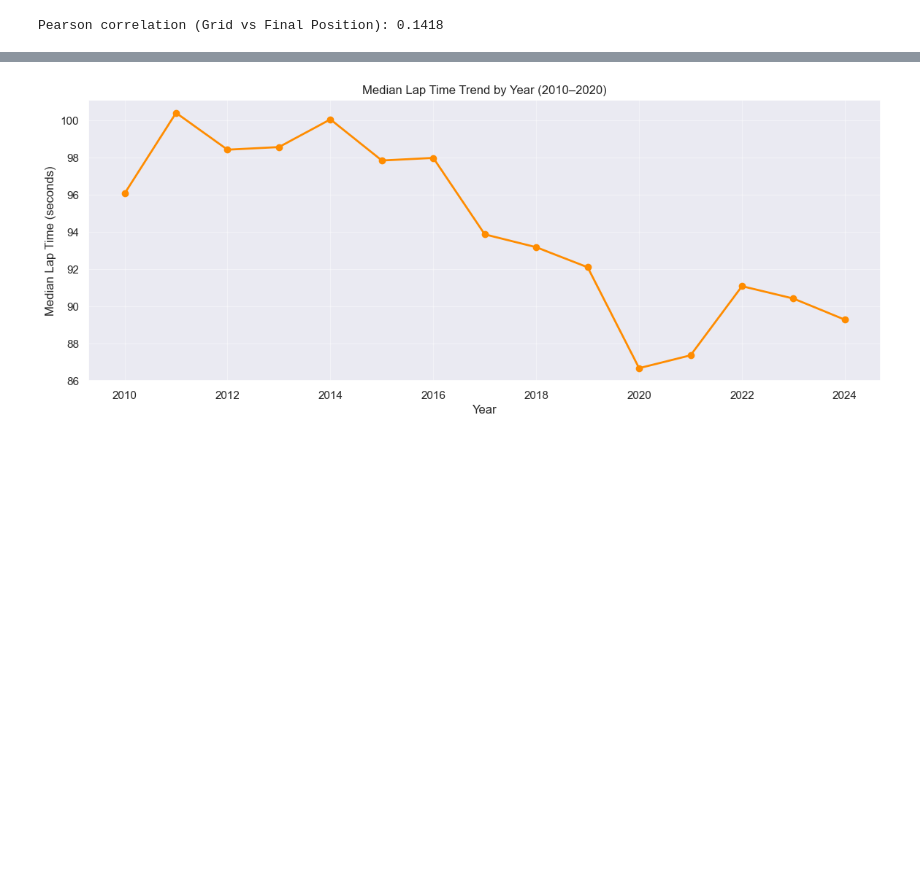
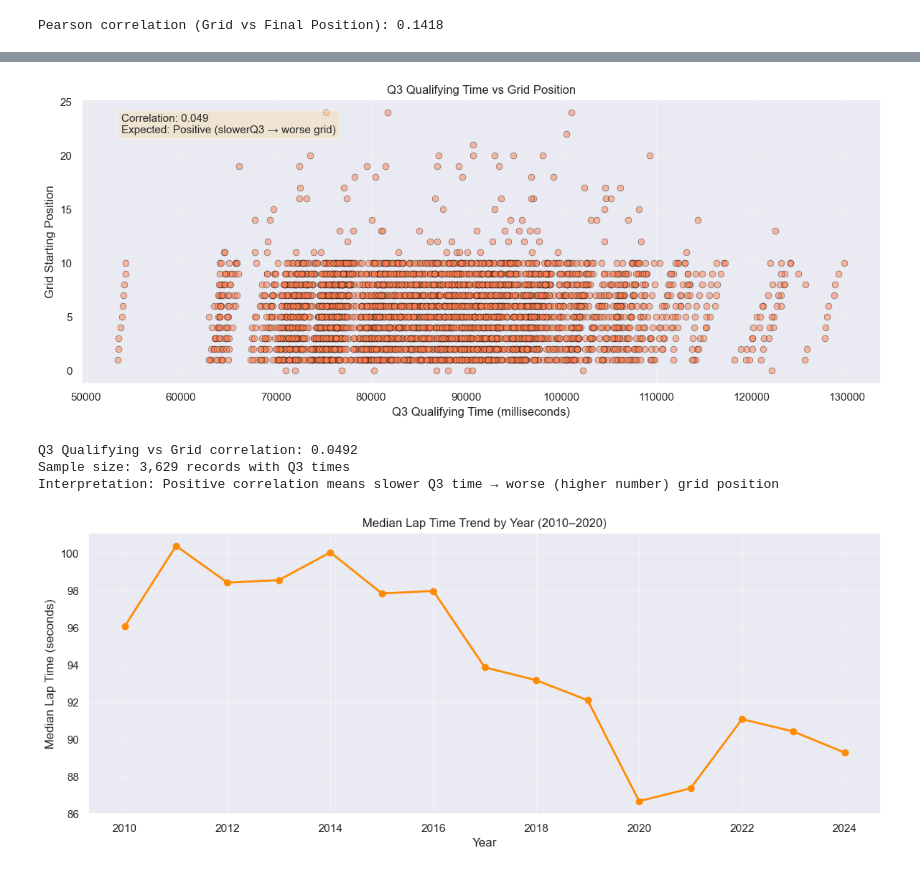
Before and after one commit to dishantkachhadiya/f1-analysis, a Jupyter notebook: F1_Data_Analytics_Starter.ipynb, the cells around one changed output, grey strips where cells are left out. Cells and saved outputs as stored; diff of their text form; code cells hidden in the pictures; blank space fills up the shorter version.

```diff
--- a/F1_Data_Analytics_Starter.ipynb
+++ b/F1_Data_Analytics_Starter.ipynb
@@ -364,7 +394,7 @@ if 'q3' not in race_master.columns:
     qualifying = pd.read_csv(DATA_PATH + 'qualifying.csv')
     # Convert q3 to milliseconds (it's stored as string like '1:23.456')
     def time_to_ms(time_str):
-        if pd.isna(time_str) or time_str == '\N':
+        if pd.isna(time_str) or time_str == '\\N':
             return np.nan
         try:
             if ':' in str(time_str):
@@ -394,35 +424,41 @@ q3_grid = race_with_q3[['q3_ms', 'grid']].dropna()
 if len(q3_grid) > 0:
     # Sample for visualization if too many points
     if len(q3_grid) > 5000:
         q3_grid_sample = q3_grid.sample(5000, random_state=42)
     else:
         q3_grid_sample = q3_grid
 
     plt.figure(figsize=(12, 5))
     plt.scatter(q3_grid_sample['q3_ms'], q3_grid_sample['grid'],
                alpha=0.5, edgecolor='k', linewidth=0.5, s=40, color='coral')
     plt.xlabel('Q3 Qualifying Time (milliseconds)')
     plt.ylabel('Grid Starting Position')
     plt.title('Q3 Qualifying Time vs Grid Position')
     plt.grid(alpha=0.3)
 
     # Add correlation coefficient
     corr = q3_grid['q3_ms'].corr(q3_grid['grid'])
-    plt.text(0.05, 0.95, f'Correlation: {corr:.3f}
-Expected: Positive (slower Q3 → worse grid)',
+    plt.text(
+        0.05, 0.95,
+        f'Correlation: {corr:.3f}\nExpected: Positive (slowerQ3 → worse grid)',
             transform=plt.gca().transAxes, fontsize=11,
             bbox=dict(boxstyle='round', facecolor='wheat', alpha=0.5),
             verticalalignment='top')
 
     plt.tight_layout()
     plt.savefig('q3_qualifying_vs_grid.png', dpi=120)
     plt.show()
 
     print(f'Q3 Qualifying vs Grid correlation: {corr:.4f}')
     print(f'Sample size: {len(q3_grid):,} records with Q3 times')
     print(f'Interpretation: Positive correlation means slower Q3 time → worse (higher number) grid position')
 else:
     print('No Q3 qualifying data available')
+# %% [output]
+[figure, added]
+Q3 Qualifying vs Grid correlation: 0.0492
+Sample size: 3,629 records with Q3 times
+Interpretation: Positive correlation means slower Q3 time → worse (higher number) grid position
 # %%
 # Average lap time trend by year
 avg_lap_by_year = lap_master.groupby('year')['milliseconds'].median().reset_index()
```
Also changed, not shown: parts of 21 cells of this notebook.
